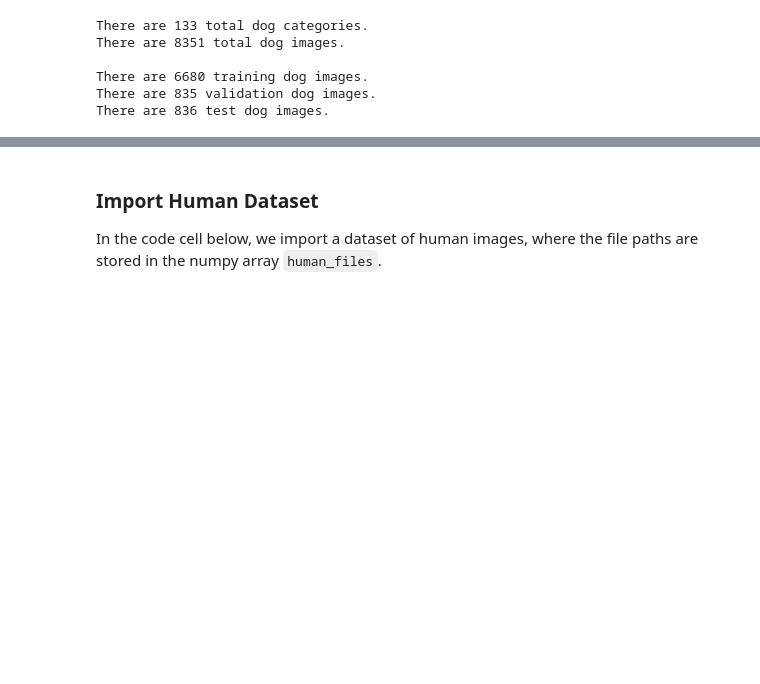
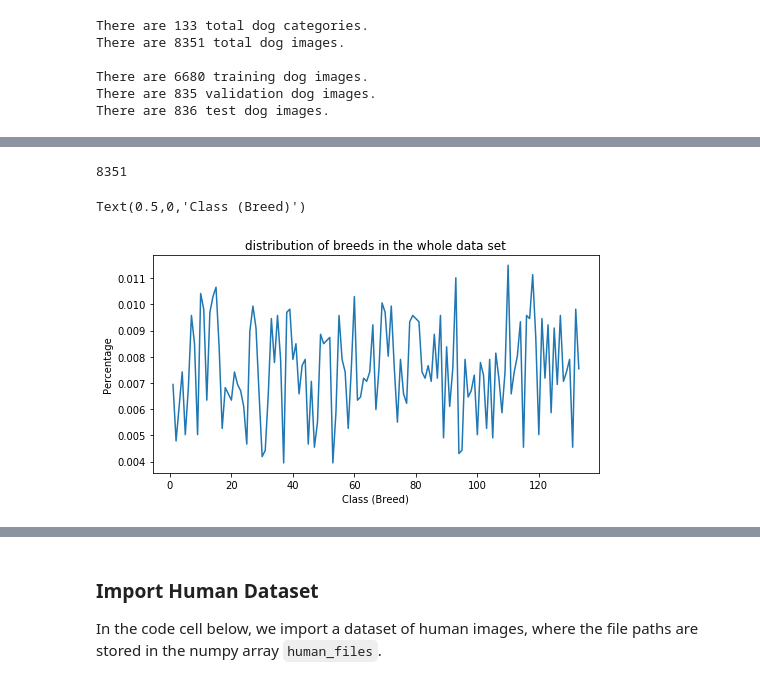
Before and after one commit to AhmedRadwan0/Dog-Breed_classification, a Jupyter notebook: dog_app.ipynb, the cells around one changed output, grey strips where cells are left out. Saved outputs shown, nothing was run; the diff lists cells and outputs as text; code cells hidden in the pictures; blank space fills up the shorter version.

```diff
--- a/dog_app.ipynb
+++ b/dog_app.ipynb
@@ -91,3 +92,8 @@ There are 8351 total dog images.
 There are 6680 training dog images.
 There are 835 validation dog images.
 There are 836 test dog images.
+# %%
+files = np.hstack([train_files, valid_files, test_files])
+all_dogs_names = np.vectorize(lambda x: x.split("/")[-1][:-10])(files)
+
+df = pd.DataFrame(all_dogs_names, columns=["dog_breed"])
@@ -93,0 +113,2 @@ There are 836 test dog images.
+# %%
+freq = df["dog_breed"].value_counts(sort=False)
@@ -93,0 +127,16 @@ There are 836 test dog images.
+# %%
+df["dog_breed"].count()
+# %% [output]
+8351
+# %%
+import matplotlib.pyplot as plt
+figure, ax = plt.subplots(1,1, figsize=(8,4))
+freq.index = range(1,134)
+(freq/len(files)).plot()
+
+plt.title('distribution of breeds in the whole data set')
+plt.ylabel('Percentage')
+plt.xlabel('Class (Breed)')
+# %% [output]
+Text(0.5,0,'Class (Breed)')
+[figure, added]
```
Also changed, not shown: parts of 14 cells of this notebook.
